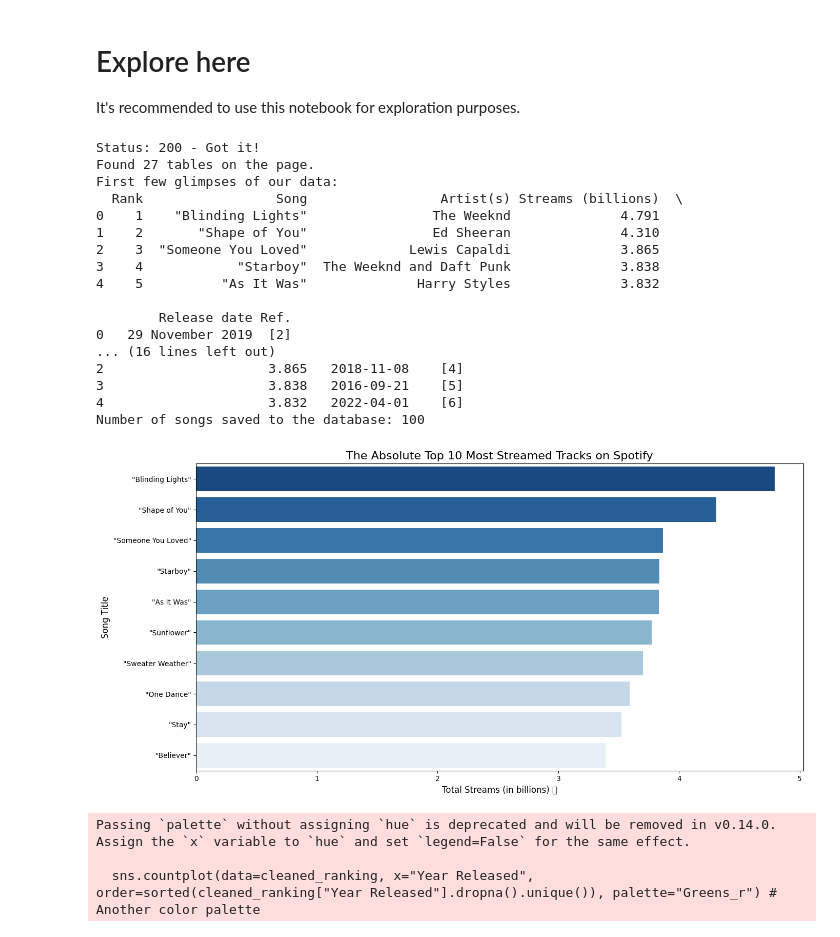
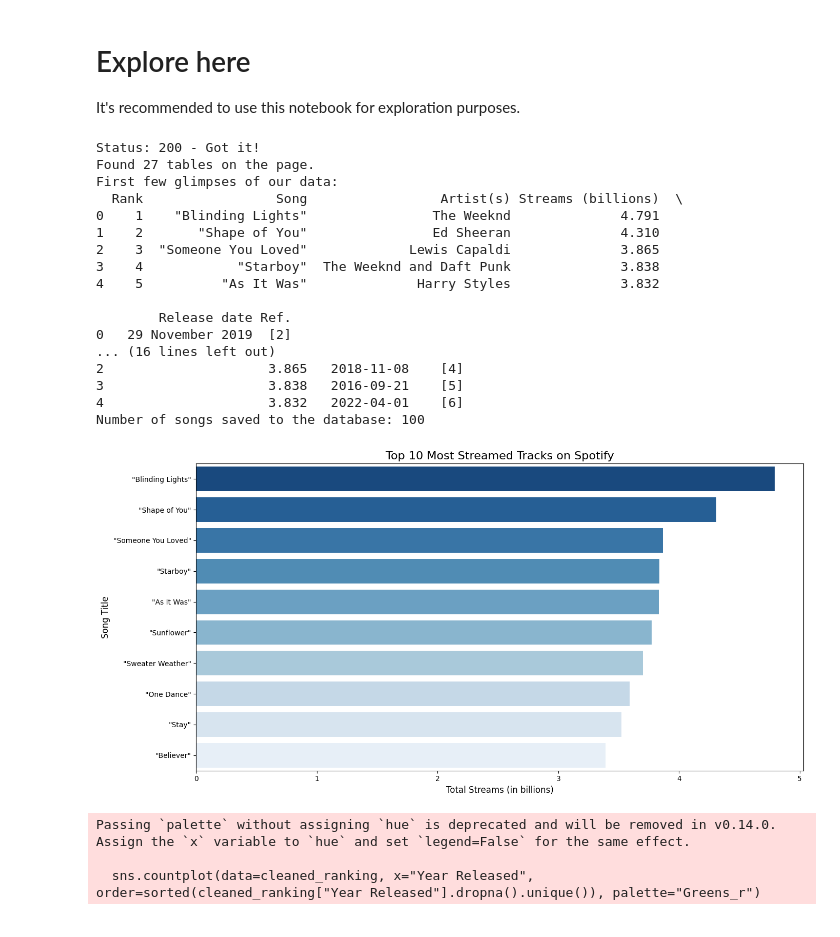
Before and after one commit to felicefb/web-scraping-project-tutorial, a Jupyter notebook: src/explore.ipynb, the cells around one changed output. Drawn from its saved outputs; the diff is of its cells as text; code cells hidden in the pictures.

```diff
--- a/src/explore.ipynb
+++ b/src/explore.ipynb
@@ -53,14 +53,12 @@ cleaned_ranking["Release Date"] = pd.to_datetime(cleaned_ranking["Release Date"]
 print("\nCleaned and ready data:")
 print(cleaned_ranking.head())
 
-# (SQLite database) 💾
+# (SQLite database)
 conn = sqlite3.connect("my_spotify_charts.db")
 
 # cleaned data to the database table
 cleaned_ranking.to_sql("top_streamed_songs", conn, if_exists="replace", index=False)
 cursor = conn.cursor()
-
-#
 cursor.execute("SELECT COUNT(*) FROM top_streamed_songs")
 print("Number of songs saved to the database:", cursor.fetchone()[0])
 
@@ -71,44 +69,44 @@ conn.close()
 
 # TOP 10 songs:
 top_ten_tracks = cleaned_ranking.nlargest(10, "Total Streams (billions)")
-plt.figure(figsize=(14, 7)) # Slightly wider figure
-sns.barplot(data=top_ten_tracks, x="Total Streams (billions)", y="Track", hue="Track", palette="Blues_r", legend=False) # Using a different color palette
-plt.title("The Absolute Top 10 Most Streamed Tracks on Spotify", fontsize=16) # More engaging title
-plt.xlabel("Total Streams (in billions) 🚀", fontsize=12) # Added an emoji and made the label more exciting
+plt.figure(figsize=(14, 7))
+sns.barplot(data=top_ten_tracks, x="Total Streams (billions)", y="Track", hue="Track", palette="Blues_r", legend=False)
+plt.title("Top 10 Most Streamed Tracks on Spotify", fontsize=16)
+plt.xlabel("Total Streams (in billions)", fontsize=12)
 plt.ylabel("Song Title", fontsize=12)
 plt.tight_layout()
 plt.show()
 
 # DATES
 cleaned_ranking["Year Released"] = cleaned_ranking["Release Date"].dt.year
 plt.figure(figsize=(10, 6))
-sns.countplot(data=cleaned_ranking, x="Year Released", order=sorted(cleaned_ranking["Year Released"].dropna().unique()), palette="Greens_r") # Another color palette
-plt.title("Release Years of Songs in the Streaming Ranking", fontsize=14) # Personalized title
-plt.xlabel("Year of Release 🗓️", fontsize=12) # Added an emoji
+sns.countplot(data=cleaned_ranking, x="Year Released", order=sorted(cleaned_ranking["Year Released"].dropna().unique()), palette="Greens_r")
+plt.title("Release Years of Songs in the Streaming Ranking", fontsize=14)
+plt.xlabel("Year of Release", fontsize=12)
 plt.ylabel("Number of Songs", fontsize=12)
 plt.xticks(rotation=45)
 plt.tight_layout()
 plt.show()
 # %% [output]
 Status: 200 - Got it!
 Found 27 tables on the page.
 First few glimpses of our data:
   Rank                 Song                 Artist(s) Streams (billions)  \
 0    1    "Blinding Lights"                The Weeknd              4.791
 1    2       "Shape of You"                Ed Sheeran              4.310
 2    3  "Someone You Loved"             Lewis Capaldi              3.865
 3    4            "Starboy"  The Weeknd and Daft Punk              3.838
 4    5          "As It Was"              Harry Styles              3.832
 
         Release date Ref.
 0   29 November 2019  [2]
 ... (16 lines left out)
 2                     3.865   2018-11-08    [4]
 3                     3.838   2016-09-21    [5]
 4                     3.832   2022-04-01    [6]
 Number of songs saved to the database: 100
-[figure, old version]
+[figure, new version]
 Passing `palette` without assigning `hue` is deprecated and will be removed in v0.14.0. Assign the `x` variable to `hue` and set `legend=False` for the same effect.
 
-  sns.countplot(data=cleaned_ranking, x="Year Released", order=sorted(cleaned_ranking["Year Released"].dropna().unique()), palette="Greens_r") # Another color palette
+  sns.countplot(data=cleaned_ranking, x="Year Released", order=sorted(cleaned_ranking["Year Released"].dropna().unique()), palette="Greens_r")
 [figure]
```
Also changed, not shown: 1 other file.
